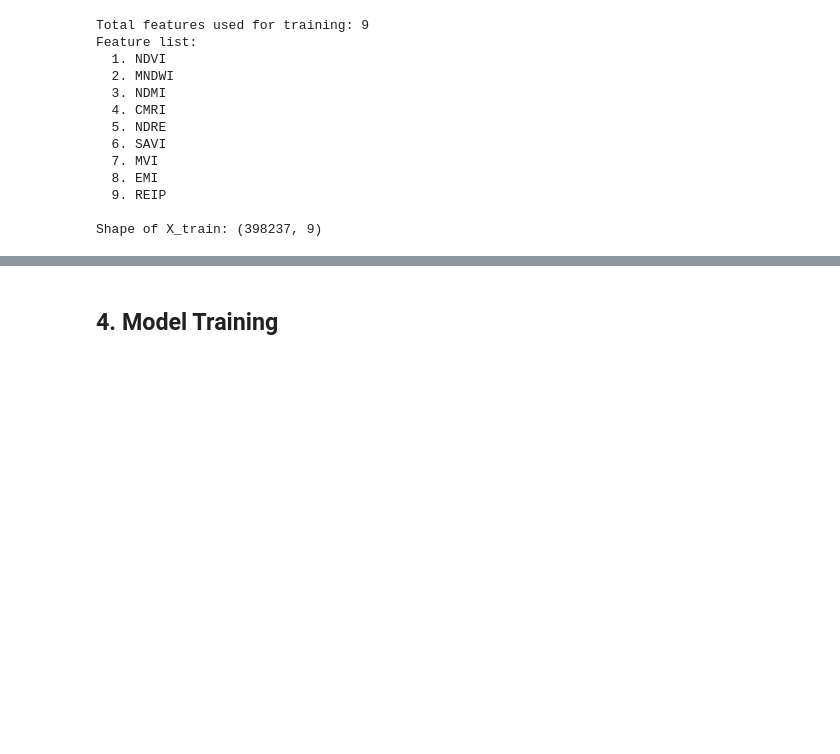
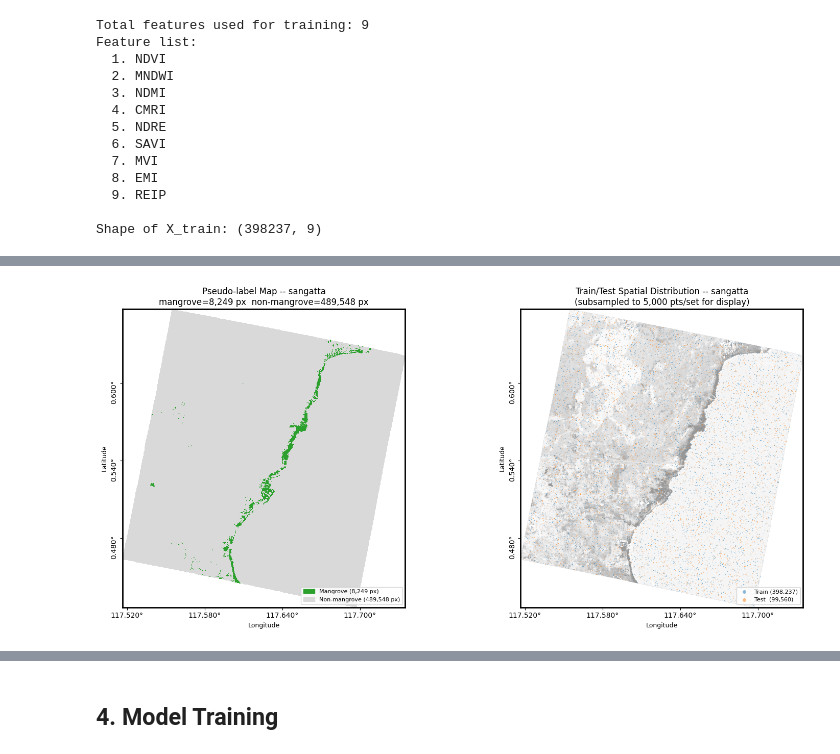
Before and after one commit to mwahyur46/tanager-mangrove-mapping, a Jupyter notebook: notebooks/02_classification.ipynb, the cells around one changed output, grey strips where cells are left out. Drawn from its saved outputs; the diff is of its cells as text; code cells hidden in the pictures; blank space fills up the shorter version.

```diff
--- a/notebooks/02_classification.ipynb
+++ b/notebooks/02_classification.ipynb
@@ -321,9 +340,9 @@ label_vis[labels == -1] = np.nan
 cmap_label = ListedColormap(['#d9d9d9', '#2ca02c'])
 _img, _ext = reproject_array_to_4326(label_vis, data['crs'], data['transform'])
 axes[0].imshow(_img, extent=_ext, origin='upper', cmap=cmap_label, vmin=0, vmax=1,
-               interpolation='none')
+               interpolation='none', zorder=2)
 axes[0].set_aspect('equal')
-_add_basemap(axes[0])
+add_basemap(axes[0], CARTO_KEY)
 axes[0].set_title(f'Pseudo-label Map -- {SITE}\n'
                   f'mangrove={int((labels==1).sum()):,} px  '
                   f'non-mangrove={int((labels==0).sum()):,} px')
@@ -348,9 +367,9 @@ idx_train, idx_test  = train_test_split(
 # Background: MVI reprojected to 4326
 _mvi_bg = np.clip(indices['MVI'], 0, 5).astype('float32')
 _mvi_img, _mvi_ext = reproject_array_to_4326(_mvi_bg, data['crs'], data['transform'])
-axes[1].imshow(_mvi_img, extent=_mvi_ext, origin='upper', cmap='Greys', alpha=0.4)
+axes[1].imshow(_mvi_img, extent=_mvi_ext, origin='upper', cmap='Greys', alpha=0.4, zorder=2)
 axes[1].set_aspect('equal')
-_add_basemap(axes[1])
+add_basemap(axes[1], CARTO_KEY)
 
 # Subsample for display (scatter too slow at 200k+ pts)
 MAX_PTS = 5000
@@ -364,7 +383,7 @@ for idx_set, color, label_txt in [
           rng.choice(idx_set, MAX_PTS, replace=False)
     lons, lats = _pix_to_lonlat(rows[sub], cols[sub])
     axes[1].scatter(lons, lats,
-                    c=color, s=1, alpha=0.5, linewidths=0, label=label_txt)
+                    c=color, s=1, alpha=0.5, linewidths=0, label=label_txt, zorder=3)
 
 axes[1].set_title(f'Train/Test Spatial Distribution -- {SITE}\n'
                   f'(subsampled to {MAX_PTS:,} pts/set for display)')
@@ -373,5 +392,6 @@ axes[1].legend(loc='lower right', fontsize=8, markerscale=5)
 
 plt.tight_layout()
 plt.savefig(OUT_FIGURES / f'pseudo_label_map_{SITE}_{SCENE_ID}.png',
-            dpi=150)#, bbox_inches='tight')
+            dpi=300)#, bbox_inches='tight')
 plt.show()
+# %% [output]
@@ -378,3 +400,4 @@ plt.show()
+[figure, added]
 # %%
 # ============================================================
 # 2x2 coastal zoom panel
```
Also changed, not shown: parts of 13 cells of this notebook, 5 other files.
